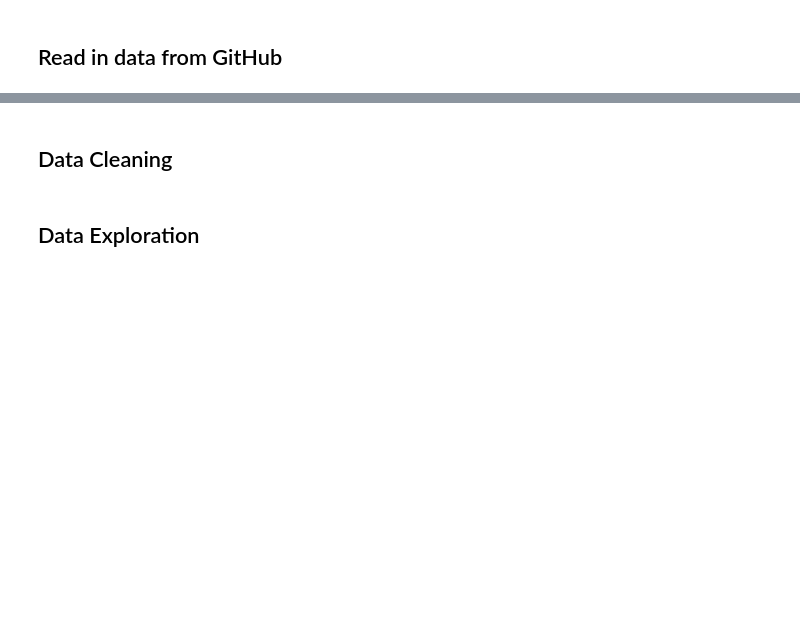
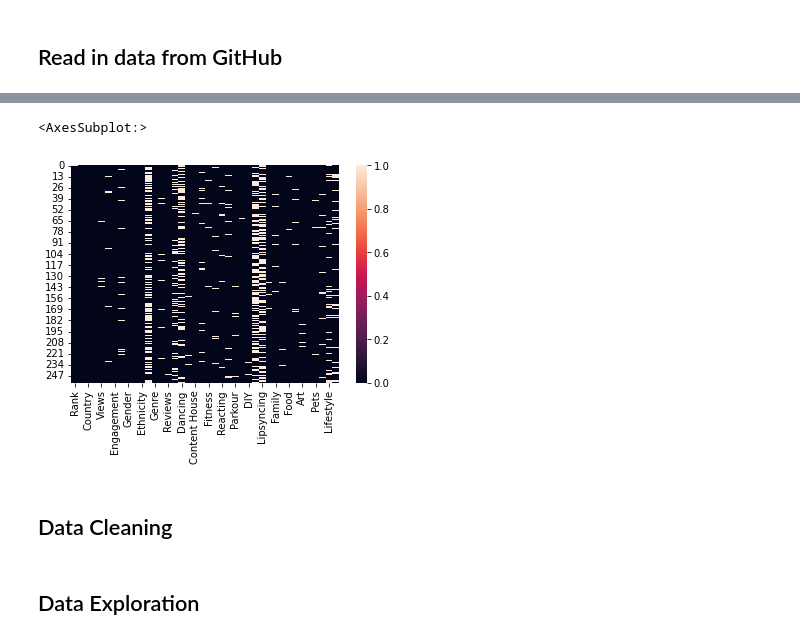
Before and after one commit to tscotn/tiktok, a Jupyter notebook: tiktok.ipynb, the cells around one changed output, grey strips where cells are left out. Cells and saved outputs as stored; diff of their text form; code cells hidden in the pictures; blank space fills up the shorter version.

```diff
--- a/tiktok.ipynb
+++ b/tiktok.ipynb
@@ -15,4 +17,4 @@ tiktok_path = "https://raw.githubusercontent.com/datares/TikTok_Famous/main/Data
 tiktok_raw = pd.read_csv(tiktok_path)
 # %%
 tiktok_raw
-tiktok = tiktok_raw.copy()
+# tiktok = tiktok_raw.copy()
@@ -19,3 +35,15 @@ tiktok = tiktok_raw.copy()
+# %%
+genres = tiktok_raw.Genre.str.split(', ').to_list()
+unique_genres = list(set([item.strip() for sublist in genres if sublist is not np.nan for item in sublist]))
+# %%
+for genre in unique_genres:
+    tiktok[genre] = tiktok_raw.Genre.fillna('').str.contains(genre)
+# %%
+import seaborn as sns
+sns.heatmap(tiktok == True)
+# %% [output]
+<AxesSubplot:>
+[figure, added]
 # %% [markdown]
 ## Data Cleaning
 # %%
```
Also changed, not shown: parts of 6 cells of this notebook.
